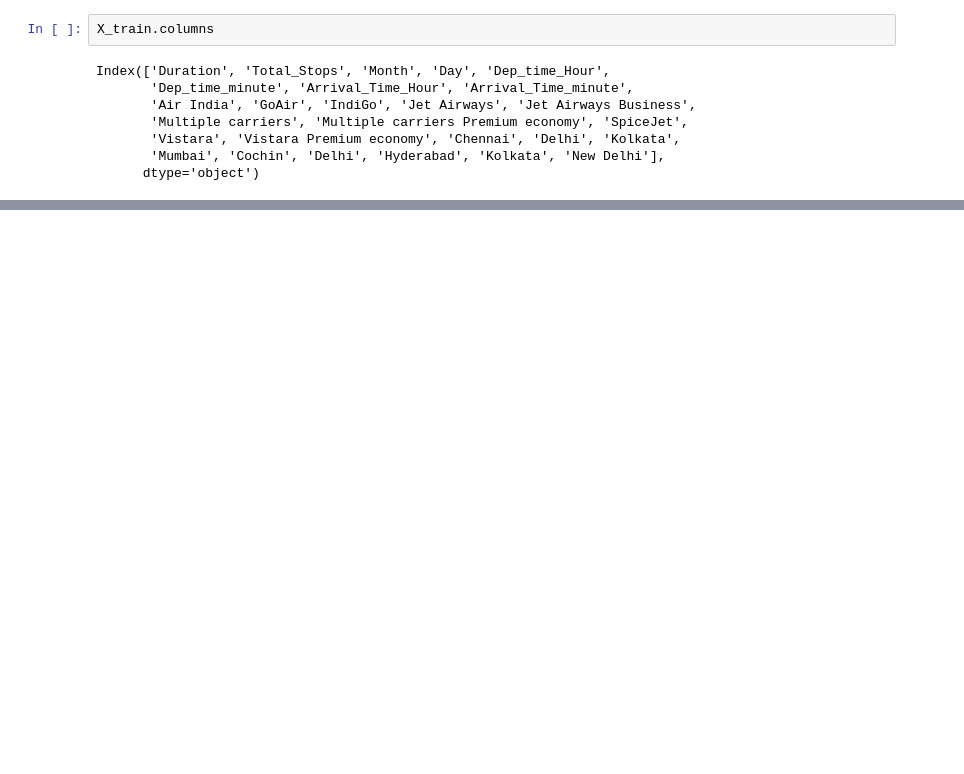
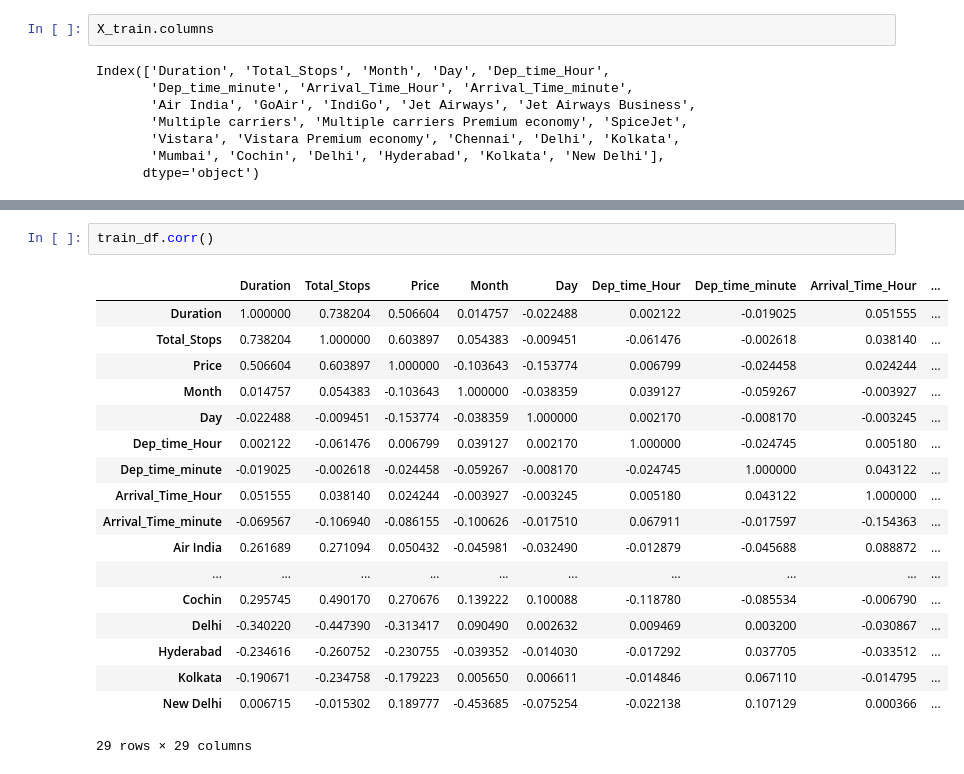
Before and after one commit to singh-manavv/Flight-Fare-Prediction, a Jupyter notebook: notebook/flight.ipynb, the cells around one changed output, grey strips where cells are left out. Drawn from its saved outputs; the diff is of its cells as text; blank space fills up the shorter version.

```diff
--- a/notebook/flight.ipynb
+++ b/notebook/flight.ipynb
@@ -537,0 +554,21 @@ Index(['Duration', 'Total_Stops', 'Month', 'Day', 'Dep_time_Hour',
+# %%
+train_df.corr()
+# %% [output]
+|  | Duration | Total_Stops | Price | Month | Day | Dep_time_Hour | Dep_time_minute | Arrival_Time_Hour | ... |
+| Duration | 1.000000 | 0.738204 | 0.506604 | 0.014757 | -0.022488 | 0.002122 | -0.019025 | 0.051555 | ... |
+| Total_Stops | 0.738204 | 1.000000 | 0.603897 | 0.054383 | -0.009451 | -0.061476 | -0.002618 | 0.038140 | ... |
+| Price | 0.506604 | 0.603897 | 1.000000 | -0.103643 | -0.153774 | 0.006799 | -0.024458 | 0.024244 | ... |
+| Month | 0.014757 | 0.054383 | -0.103643 | 1.000000 | -0.038359 | 0.039127 | -0.059267 | -0.003927 | ... |
+| Day | -0.022488 | -0.009451 | -0.153774 | -0.038359 | 1.000000 | 0.002170 | -0.008170 | -0.003245 | ... |
+| Dep_time_Hour | 0.002122 | -0.061476 | 0.006799 | 0.039127 | 0.002170 | 1.000000 | -0.024745 | 0.005180 | ... |
+| Dep_time_minute | -0.019025 | -0.002618 | -0.024458 | -0.059267 | -0.008170 | -0.024745 | 1.000000 | 0.043122 | ... |
+| Arrival_Time_Hour | 0.051555 | 0.038140 | 0.024244 | -0.003927 | -0.003245 | 0.005180 | 0.043122 | 1.000000 | ... |
+| Arrival_Time_minute | -0.069567 | -0.106940 | -0.086155 | -0.100626 | -0.017510 | 0.067911 | -0.017597 | -0.154363 | ... |
+| Air India | 0.261689 | 0.271094 | 0.050432 | -0.045981 | -0.032490 | -0.012879 | -0.045688 | 0.088872 | ... |
+| ... | ... | ... | ... | ... | ... | ... | ... | ... | ... |
+| Cochin | 0.295745 | 0.490170 | 0.270676 | 0.139222 | 0.100088 | -0.118780 | -0.085534 | -0.006790 | ... |
+| Delhi | -0.340220 | -0.447390 | -0.313417 | 0.090490 | 0.002632 | 0.009469 | 0.003200 | -0.030867 | ... |
+| Hyderabad | -0.234616 | -0.260752 | -0.230755 | -0.039352 | -0.014030 | -0.017292 | 0.037705 | -0.033512 | ... |
+| Kolkata | -0.190671 | -0.234758 | -0.179223 | 0.005650 | 0.006611 | -0.014846 | 0.067110 | -0.014795 | ... |
+| New Delhi | 0.006715 | -0.015302 | 0.189777 | -0.453685 | -0.075254 | -0.022138 | 0.107129 | 0.000366 | ... |
+29 rows × 29 columns
```
Also changed, not shown: parts of 11 cells of this notebook, 19 other files.
